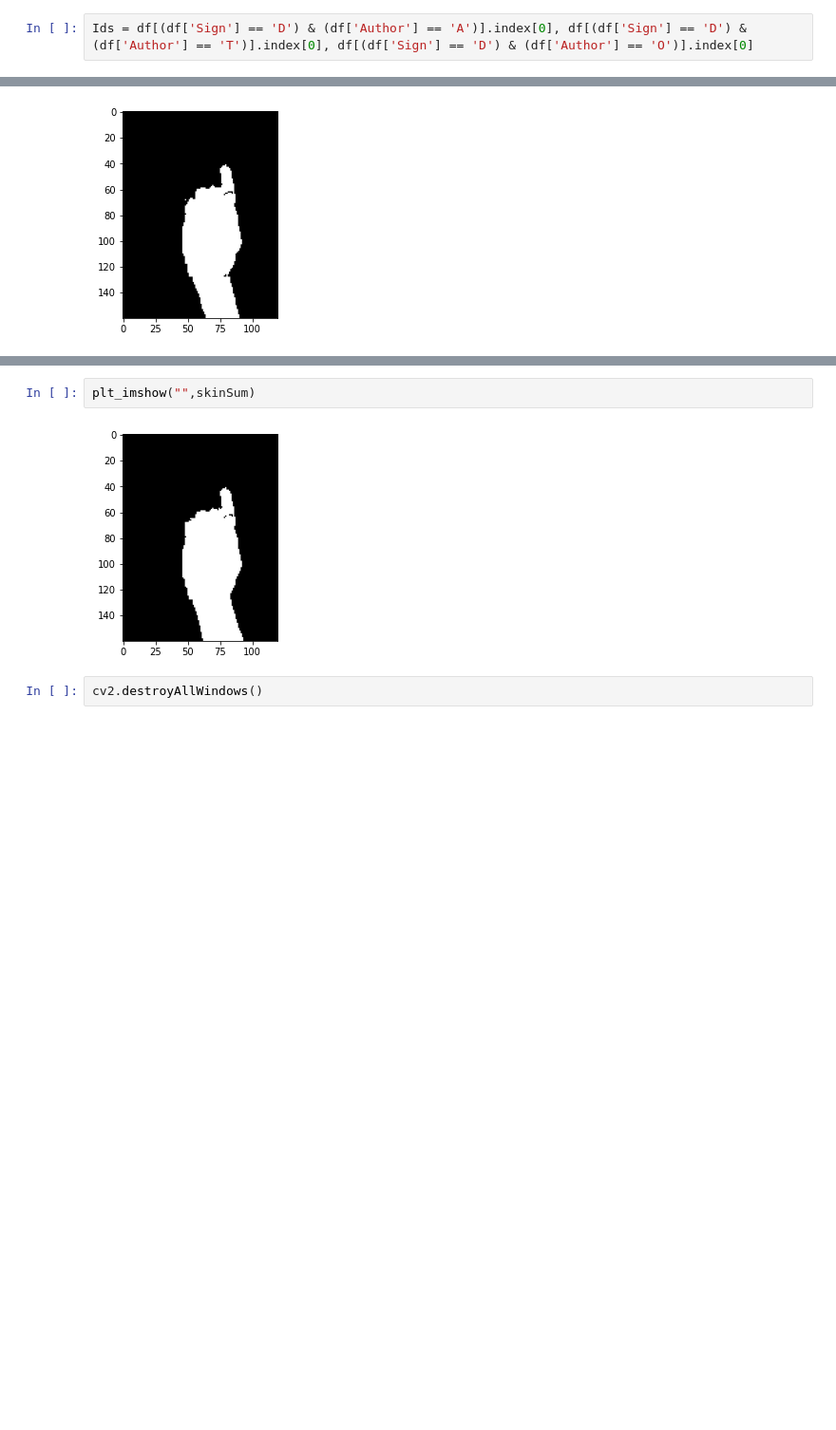
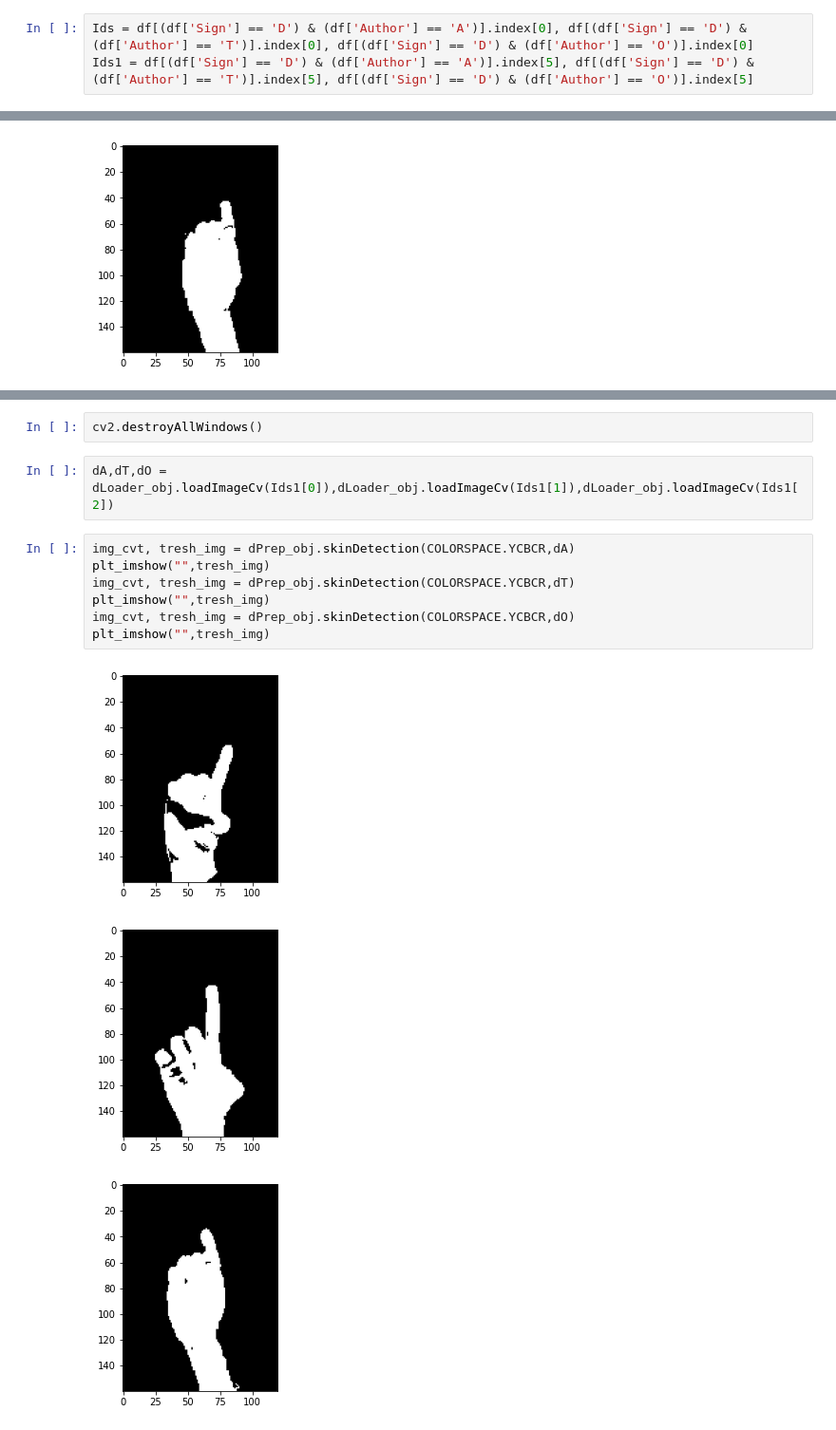
Before and after one commit to tomek1911/Hand_gesture_recognition_EIASR, a Jupyter notebook: Test_notebook.ipynb, the cells around one changed output, grey strips where cells are left out. Shown at 95% size. Drawn from its saved outputs; the diff is of its cells as text; blank space fills up the shorter version.

```diff
--- a/Test_notebook.ipynb
+++ b/Test_notebook.ipynb
@@ -65,6 +65,7 @@ df.head(10)
 | 9 | G | 2 | T |
 # %%
 Ids = df[(df['Sign'] == 'D') & (df['Author'] == 'A')].index[0], df[(df['Sign'] == 'D') & (df['Author'] == 'T')].index[0], df[(df['Sign'] == 'D') & (df['Author'] == 'O')].index[0]
+Ids1 = df[(df['Sign'] == 'D') & (df['Author'] == 'A')].index[5], df[(df['Sign'] == 'D') & (df['Author'] == 'T')].index[5], df[(df['Sign'] == 'D') & (df['Author'] == 'O')].index[5]
 # %%
 Ids
 # %% [output]
@@ -126,6 +122,15 @@ skinSum = cv2.bitwise_or(tresh_img_hsv,tresh_img_ycbcr)
-# %%
-plt_imshow("",skinSum)
-# %% [output]
-[figure, removed]
 # %%
 cv2.destroyAllWindows()
+# %%
+dA,dT,dO = dLoader_obj.loadImageCv(Ids1[0]),dLoader_obj.loadImageCv(Ids1[1]),dLoader_obj.loadImageCv(Ids1[2])
+# %%
+img_cvt, tresh_img = dPrep_obj.skinDetection(COLORSPACE.YCBCR,dA)
+plt_imshow("",tresh_img)
+img_cvt, tresh_img = dPrep_obj.skinDetection(COLORSPACE.YCBCR,dT)
+plt_imshow("",tresh_img)
+img_cvt, tresh_img = dPrep_obj.skinDetection(COLORSPACE.YCBCR,dO)
+plt_imshow("",tresh_img)
+# %% [output]
+[figure, added]
+[figure, added]
+[figure, added]
```
Also changed, not shown: parts of 6 cells of this notebook, 2 other files.
